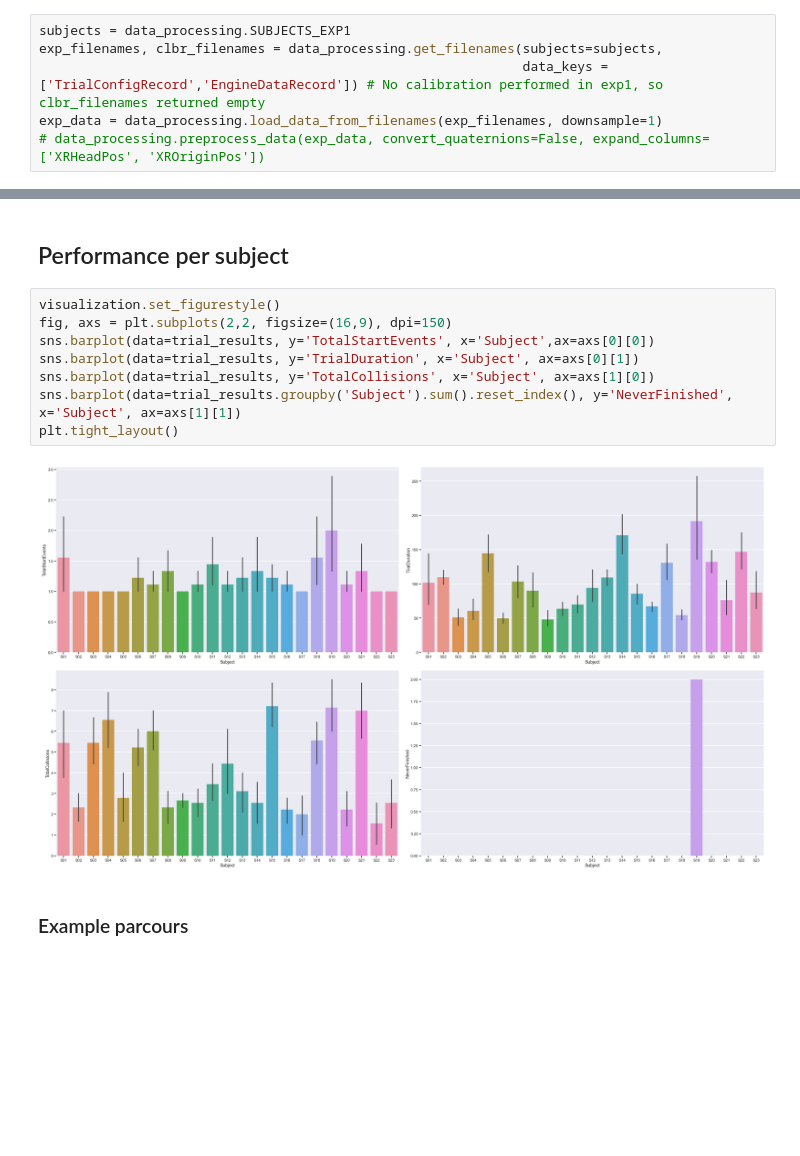
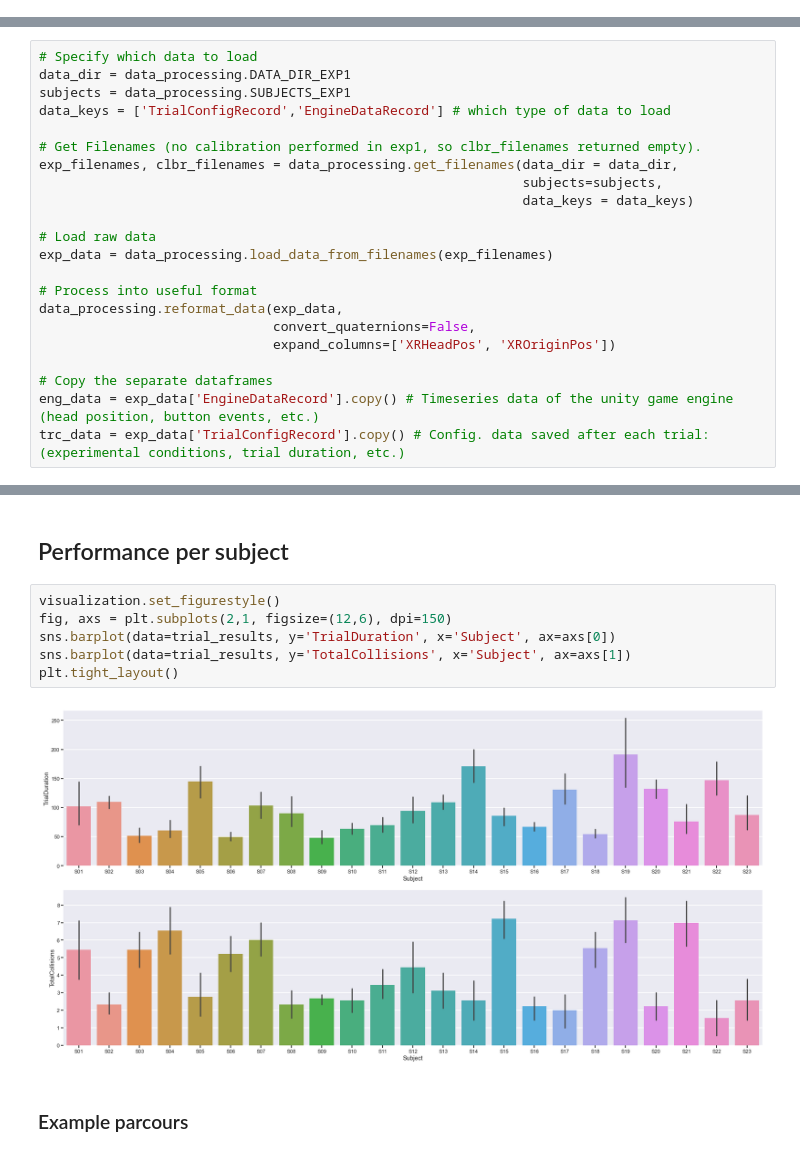
Before and after one commit to neuralcodinglab/SPVGazeAnalysis, a Jupyter notebook: mobility_analysis/mobility_endpoints_analysis.ipynb, the cells around one changed output, grey strips where cells are left out. Saved outputs shown, nothing was run; the diff lists cells and outputs as text; blank space fills up the shorter version.

```diff
--- a/mobility_analysis/mobility_endpoints_analysis.ipynb
+++ b/mobility_analysis/mobility_endpoints_analysis.ipynb
@@ -43,9 +36,3 @@ hwLength = len(hallways)*hw_dims['segmentLength']
 box_locations = env_params.BOX_LOCATIONS
 # %% [markdown]
 ## Load data
-# %%
-subjects = data_processing.SUBJECTS_EXP1
-exp_filenames, clbr_filenames = data_processing.get_filenames(subjects=subjects,
-                                                              data_keys = ['TrialConfigRecord','EngineDataRecord']) # No calibration performed in exp1, so clbr_filenames returned empty
-exp_data = data_processing.load_data_from_filenames(exp_filenames, downsample=1)
-# data_processing.preprocess_data(exp_data, convert_quaternions=False, expand_columns=['XRHeadPos', 'XROriginPos'])
@@ -65,3 +39,25 @@ eng_data = eng_data.rename(columns={'SecondsSinceTrialStart': 'SecondsSinceStart
+# %%
+# Specify which data to load
+data_dir = data_processing.DATA_DIR_EXP1
+subjects = data_processing.SUBJECTS_EXP1
+data_keys = ['TrialConfigRecord','EngineDataRecord'] # which type of data to load
+
+# Get Filenames (no calibration performed in exp1, so clbr_filenames returned empty).
+exp_filenames, clbr_filenames = data_processing.get_filenames(data_dir = data_dir,
+                                                              subjects=subjects,
+                                                              data_keys = data_keys)
+
+# Load raw data
+exp_data = data_processing.load_data_from_filenames(exp_filenames)
+
+# Process into useful format
+data_processing.reformat_data(exp_data,
+                              convert_quaternions=False,
+                              expand_columns=['XRHeadPos', 'XROriginPos'])
+
+# Copy the separate dataframes
+eng_data = exp_data['EngineDataRecord'].copy() # Timeseries data of the unity game engine (head position, button events, etc.)
+trc_data = exp_data['TrialConfigRecord'].copy() # Config. data saved after each trial: (experimental conditions, trial duration, etc.)
 # %% [markdown]
 ### Remove invalid data
 
@@ -328,14 +338,12 @@ trial_validity.loc[exclusion_mask]
 ## Performance per subject
 # %%
 visualization.set_figurestyle()
-fig, axs = plt.subplots(2,2, figsize=(16,9), dpi=150)
-sns.barplot(data=trial_results, y='TotalStartEvents', x='Subject',ax=axs[0][0])
-sns.barplot(data=trial_results, y='TrialDuration', x='Subject', ax=axs[0][1])
-sns.barplot(data=trial_results, y='TotalCollisions', x='Subject', ax=axs[1][0])
-sns.barplot(data=trial_results.groupby('Subject').sum().reset_index(), y='NeverFinished', x='Subject', ax=axs[1][1])
+fig, axs = plt.subplots(2,1, figsize=(12,6), dpi=150)
+sns.barplot(data=trial_results, y='TrialDuration', x='Subject', ax=axs[0])
+sns.barplot(data=trial_results, y='TotalCollisions', x='Subject', ax=axs[1])
 plt.tight_layout()
 # %% [output]
-[figure, old version]
+[figure, new version]
 # %% [markdown]
 ### Example parcours
 # %%
```
Also changed, not shown: parts of 28 cells of this notebook, 5 other files.
